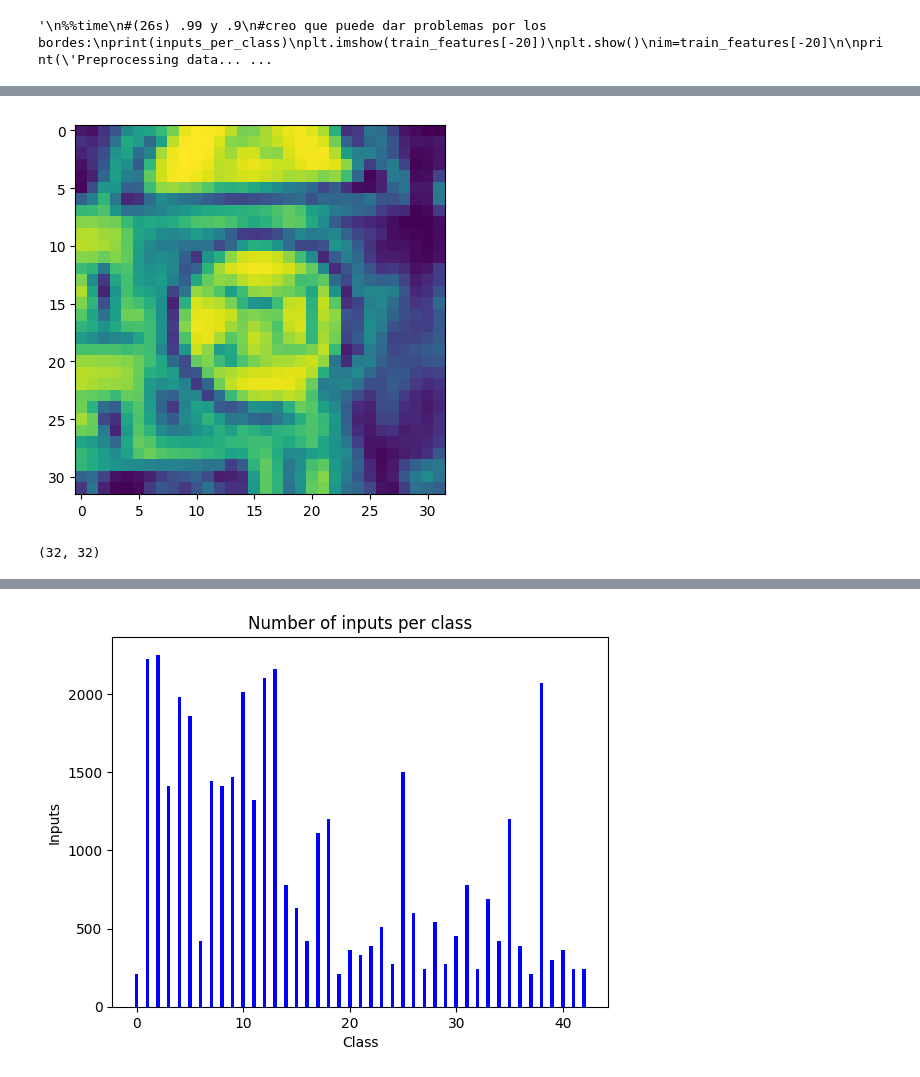
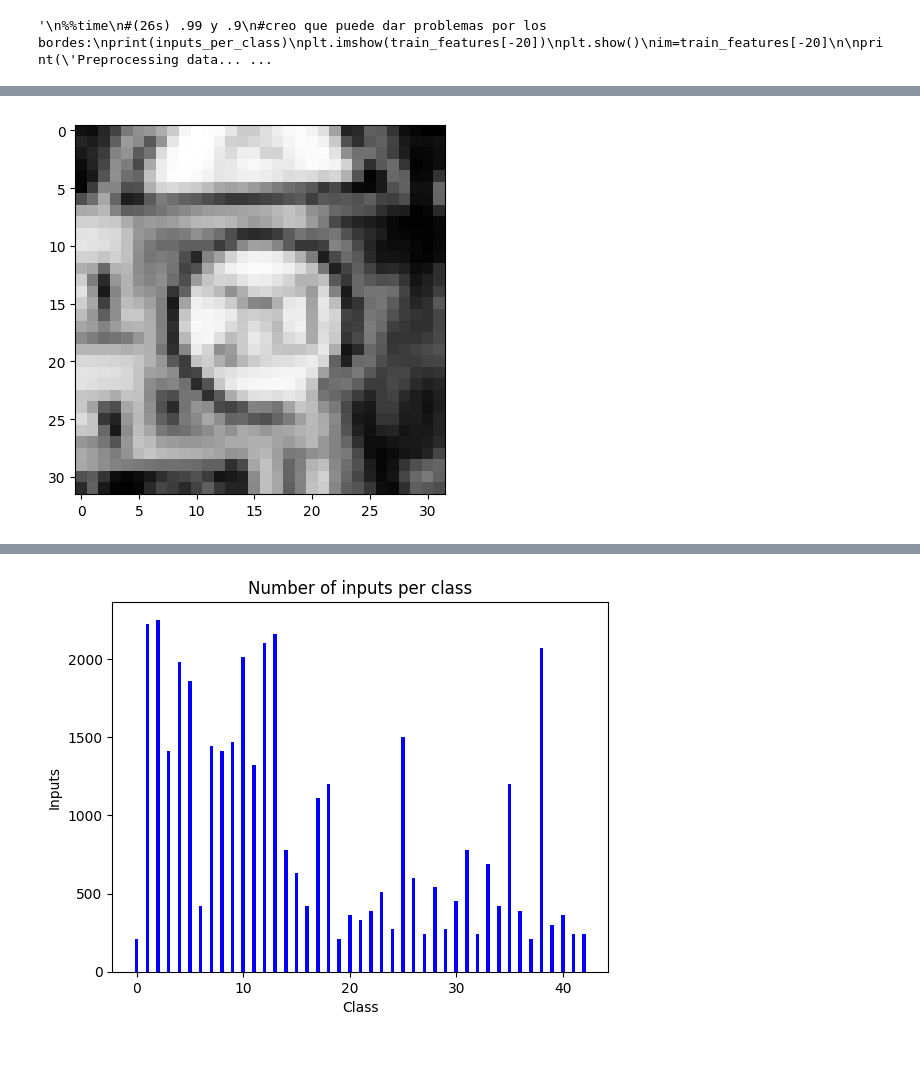
Before and after one commit to gagolucasm/Traffic-Sign-Classifier, a Jupyter notebook: Traffic_Sign_Classifier.ipynb, the cells around one changed output, grey strips where cells are left out. Saved outputs shown, nothing was run; the diff lists cells and outputs as text; code cells hidden in the pictures.

```diff
--- a/Traffic_Sign_Classifier.ipynb
+++ b/Traffic_Sign_Classifier.ipynb
@@ -331,20 +320,18 @@ Wall time: 1min 10s
 # %%
 import cv2
 new=[]
 for feature in train_features:
     feature=cv2.cvtColor(feature, cv2.COLOR_BGR2GRAY)
     feature=cv2.equalizeHist(feature)
     new.append(feature)
 #train_features=new
-plt.imshow(new[0])
+plt.imshow(new[0],cmap="gray")
 plt.show()
 # %% [output]
-[figure, old version]
+[figure, new version]
 # %%
-X_train=new
+X_train=train_features
 y_train=train_labels
-# %% [output]
-(32, 32)
 # %%
 #Normalizar y cosas asi
 
```
Also changed, not shown: parts of 12 cells of this notebook, 3 other files.
